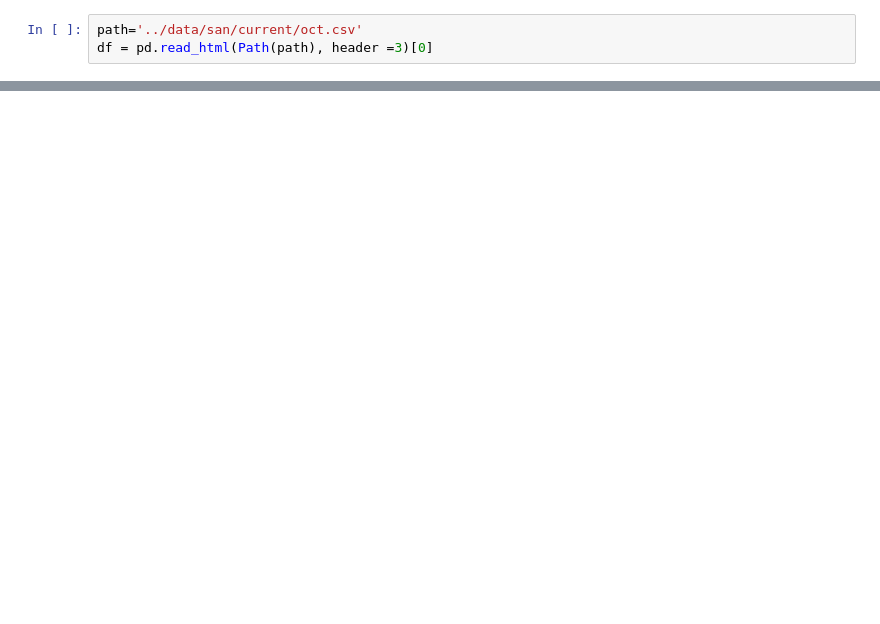
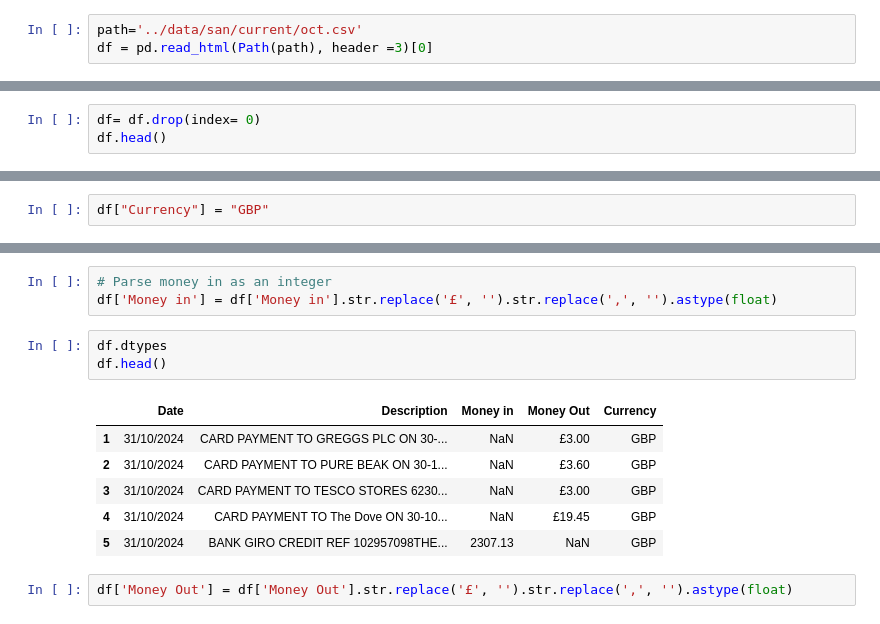
Before and after one commit to victorelgersma/analyse_bank_statements, a Jupyter notebook: src/santander.ipynb, the cells around one changed output, grey strips where cells are left out. Drawn from its saved outputs; the diff is of its cells as text; blank space fills up the shorter version.

```diff
--- a/src/santander.ipynb
+++ b/src/santander.ipynb
@@ -30,0 +37,3 @@ df.head()
+# %%
+df= df.drop(index= 0)
+df.head()
@@ -30,0 +57,2 @@ df.head()
+# %%
+df["Currency"] = "GBP"
@@ -30,0 +68,15 @@ df.head()
+# %%
+# Parse money in as an integer
+df['Money in'] = df['Money in'].str.replace('£', '').str.replace(',', '').astype(float)
+# %%
+df.dtypes
+df.head()
+# %% [output]
+|  | Date | Description | Money in | Money Out | Currency |
+| 1 | 31/10/2024 | CARD PAYMENT TO GREGGS PLC ON 30-... | NaN | £3.00 | GBP |
+| 2 | 31/10/2024 | CARD PAYMENT TO PURE BEAK ON 30-1... | NaN | £3.60 | GBP |
+| 3 | 31/10/2024 | CARD PAYMENT TO TESCO STORES 6230... | NaN | £3.00 | GBP |
+| 4 | 31/10/2024 | CARD PAYMENT TO The Dove ON 30-10... | NaN | £19.45 | GBP |
+| 5 | 31/10/2024 | BANK GIRO CREDIT REF 102957098THE... | 2307.13 | NaN | GBP |
+# %%
+df['Money Out'] = df['Money Out'].str.replace('£', '').str.replace(',', '').astype(float)
```
Also changed, not shown: parts of 26 cells of this notebook, 4 other files.
